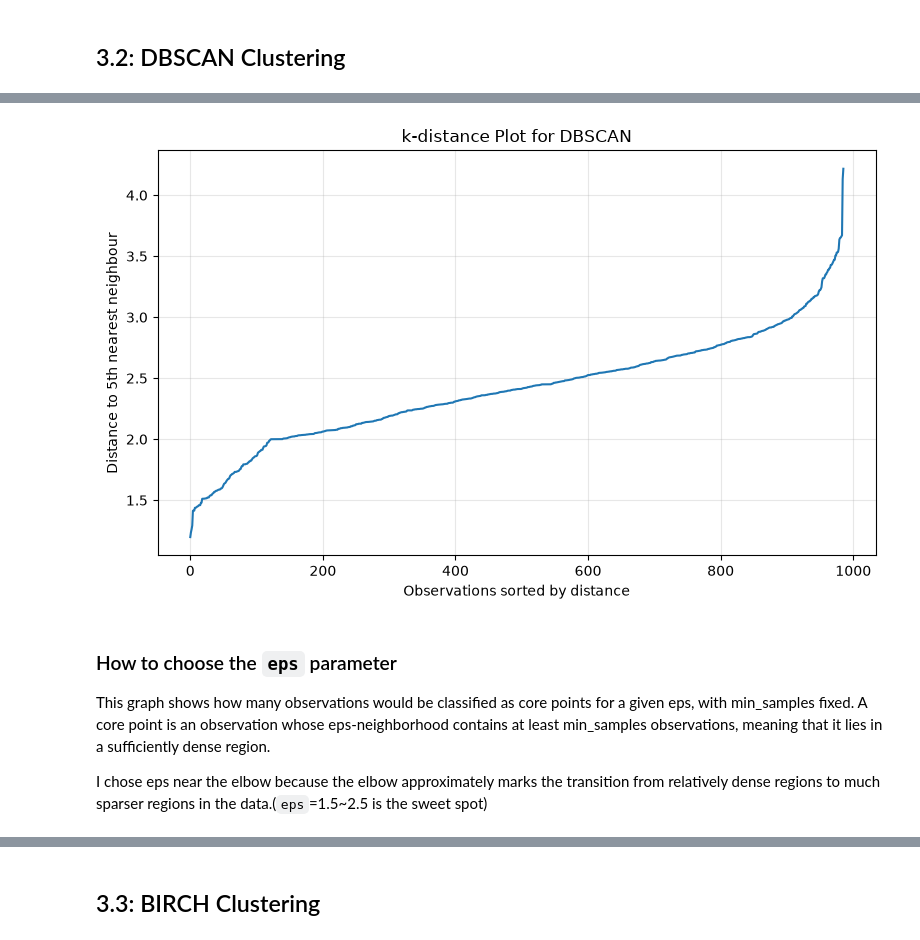
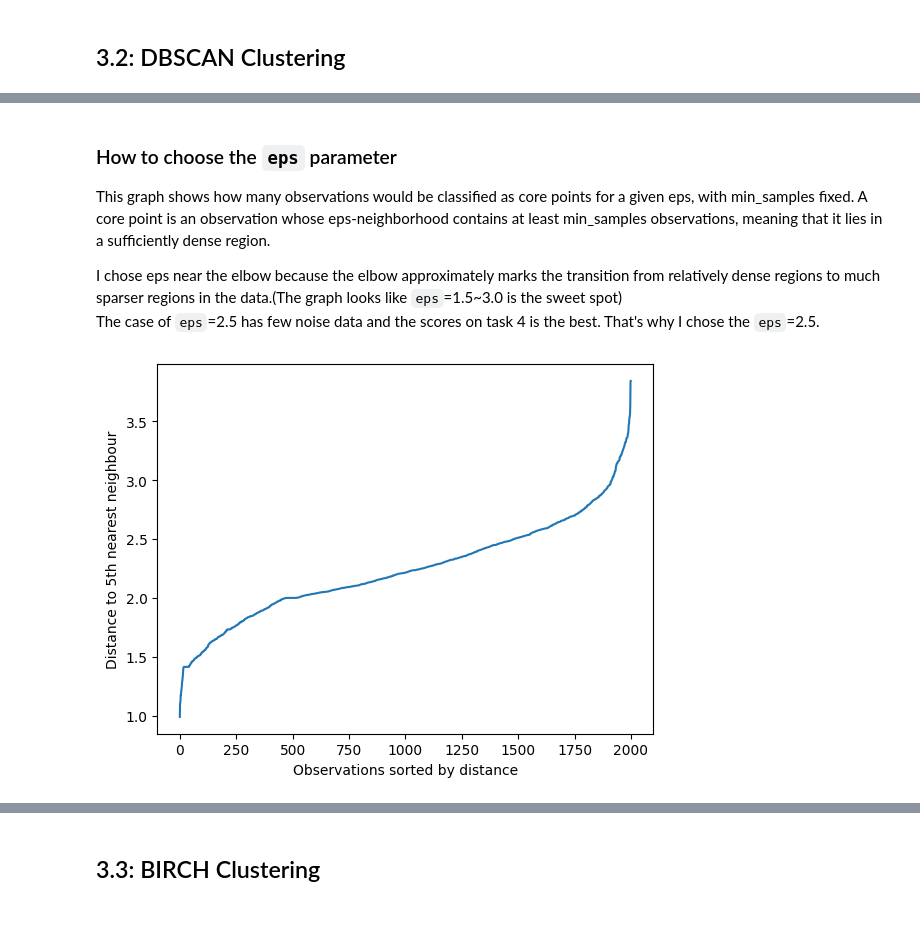
Before and after one commit to kenshin812/data_analysis, a Jupyter notebook: assignment2/submission.ipynb, the cells around one changed output, grey strips where cells are left out. Cells and saved outputs as stored; diff of their text form; code cells hidden in the pictures.

Commit message:
change mainly the task 4 and 5, and add markdown

```diff
--- a/assignment2/submission.ipynb
+++ b/assignment2/submission.ipynb
@@ -473,20 +436,29 @@ That means I would not describe this as three meaningful clusters. Technically t
-# %%
-plt.figure(figsize=(8, 5))
-
-plt.plot(k_distances)
-
-plt.xlabel("Observations sorted by distance")
-plt.ylabel(f"Distance to {MIN_SAMPLES}th nearest neighbour")
-plt.title("k-distance Plot for DBSCAN")
-plt.grid(alpha=0.3)
-plt.tight_layout()
-
-plt.show()
-# %% [output]
-[figure, removed]
 # %% [markdown]
 ### How to choose the `eps` parameter
 This graph shows how many observations would be classified as core points for a given eps, with min_samples fixed. A core point is an observation whose eps-neighborhood contains at least min_samples observations, meaning that it lies in a sufficiently dense region.
 
-I chose eps near the elbow because the elbow approximately marks the transition from relatively dense regions to much sparser regions in the data.(`eps`=1.5~2.5 is the sweet spot)
+I chose eps near the elbow because the elbow approximately marks the transition from relatively dense regions to much sparser regions in the data.(The graph looks like `eps`=1.5~3.0 is the sweet spot)\
+The case of `eps`=2.5 has few noise data and the scores on task 4 is the best.
+That's why I chose the `eps`=2.5.
+# %%
+# Step 1: create k-distance plot
+MIN_SAMPLES = 5
+neighbors = NearestNeighbors(
+    n_neighbors=MIN_SAMPLES
+)
+
+neighbors.fit(X_cluster)
+
+distances, _ = neighbors.kneighbors(X_cluster)
+
+k_distances = np.sort(
+    distances[:, -1]
+)
+
+plt.plot(k_distances)
+plt.ylabel("Distance to 5th nearest neighbour")
+plt.xlabel("Observations sorted by distance")
+plt.show()
+# %% [output]
+[figure, added]
 # %%
```
Also changed, not shown: parts of 59 cells of this notebook.
